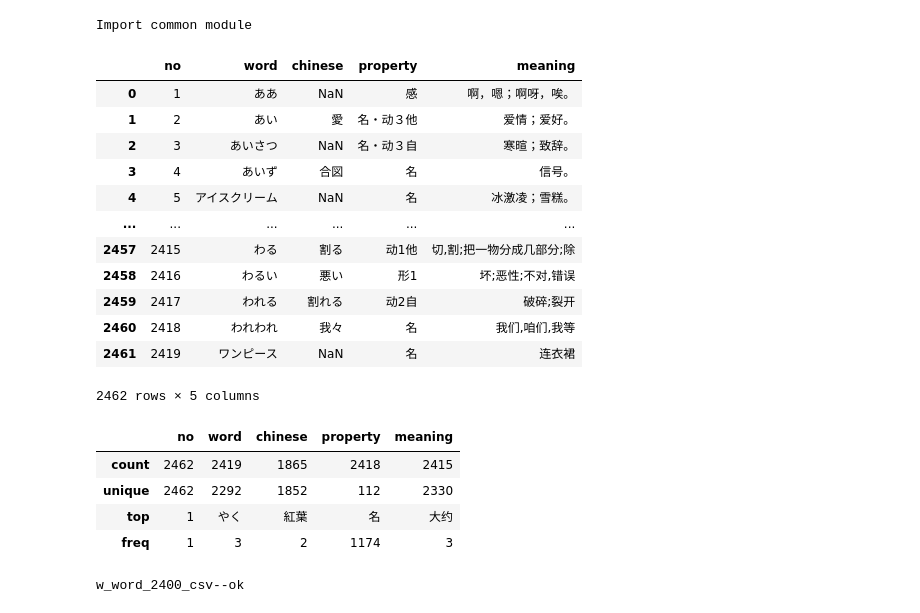
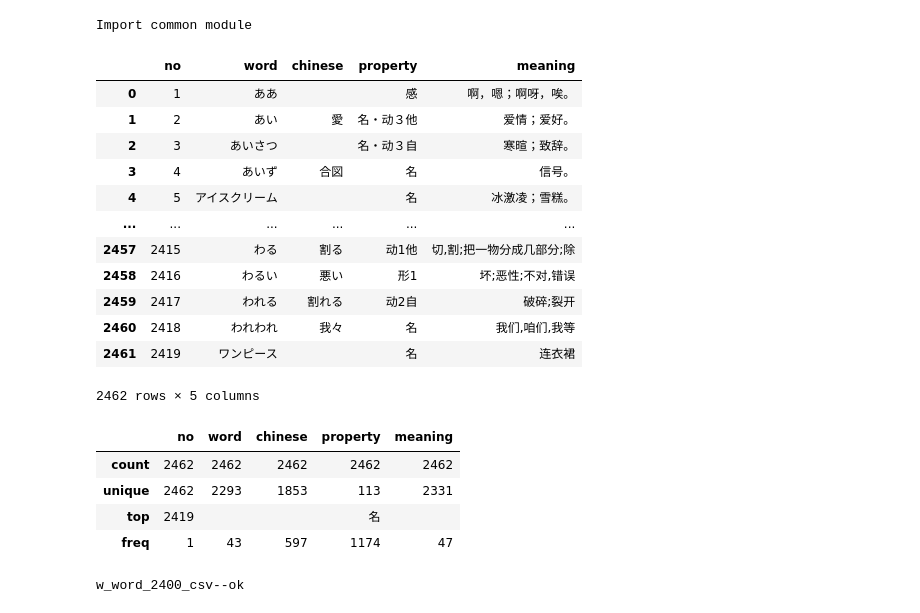
Before and after one commit to hopensic/python-notebooks, a Jupyter notebook: ja_2400.ipynb, the cells around one changed output. Cells and saved outputs as stored; diff of their text form; code cells hidden in the pictures.

```diff
--- a/ja_2400.ipynb
+++ b/ja_2400.ipynb
@@ -41,31 +42,36 @@ p("Import common module")
 Import common module
 # %%
 # 读取原始2400词汇Excel
-sheet_name = "ja"
-df = read_excel(r_word_2400_xlsx, sheet_name)
+df = pd.read_csv(
+    w_word_2400_csv,
+    encoding="utf-8-sig",
+    on_bad_lines="skip",
+    engine="python",
+    keep_default_na=False,
+)
 df
 # %% [output]
 |  | no | word | chinese | property | meaning |
-| 0 | 1 | ああ | NaN | 感 | 啊，嗯；啊呀，唉。 |
+| 0 | 1 | ああ |  | 感 | 啊，嗯；啊呀，唉。 |
 | 1 | 2 | あい | 愛 | 名・动３他 | 爱情；爱好。 |
-| 2 | 3 | あいさつ | NaN | 名・动３自 | 寒暄；致辞。 |
+| 2 | 3 | あいさつ |  | 名・动３自 | 寒暄；致辞。 |
 | 3 | 4 | あいず | 合図 | 名 | 信号。 |
-| 4 | 5 | アイスクリーム | NaN | 名 | 冰激凌；雪糕。 |
+| 4 | 5 | アイスクリーム |  | 名 | 冰激凌；雪糕。 |
 | ... | ... | ... | ... | ... | ... |
 | 2457 | 2415 | わる | 割る | 动1他 | 切,割;把一物分成几部分;除 |
 | 2458 | 2416 | わるい | 悪い | 形1 | 坏;恶性;不对,错误 |
 | 2459 | 2417 | われる | 割れる | 动2自 | 破碎;裂开 |
 | 2460 | 2418 | われわれ | 我々 | 名 | 我们,咱们,我等 |
-| 2461 | 2419 | ワンピース | NaN | 名 | 连衣裙 |
+| 2461 | 2419 | ワンピース |  | 名 | 连衣裙 |
 2462 rows × 5 columns
 # %%
 df.describe()
 # %% [output]
 |  | no | word | chinese | property | meaning |
-| count | 2462 | 2419 | 1865 | 2418 | 2415 |
-| unique | 2462 | 2292 | 1852 | 112 | 2330 |
-| top | 1 | やく | 紅葉 | 名 | 大约 |
-| freq | 1 | 3 | 2 | 1174 | 3 |
+| count | 2462 | 2462 | 2462 | 2462 | 2462 |
+| unique | 2462 | 2293 | 1853 | 113 | 2331 |
+| top | 2419 |  |  | 名 |  |
+| freq | 1 | 43 | 597 | 1174 | 47 |
 # %%
 # 导出到csv 初始csv
 to_csv_sig(df, w_word_2400_csv)
```
Also changed, not shown: parts of 3 cells of this notebook, 5 other files.
